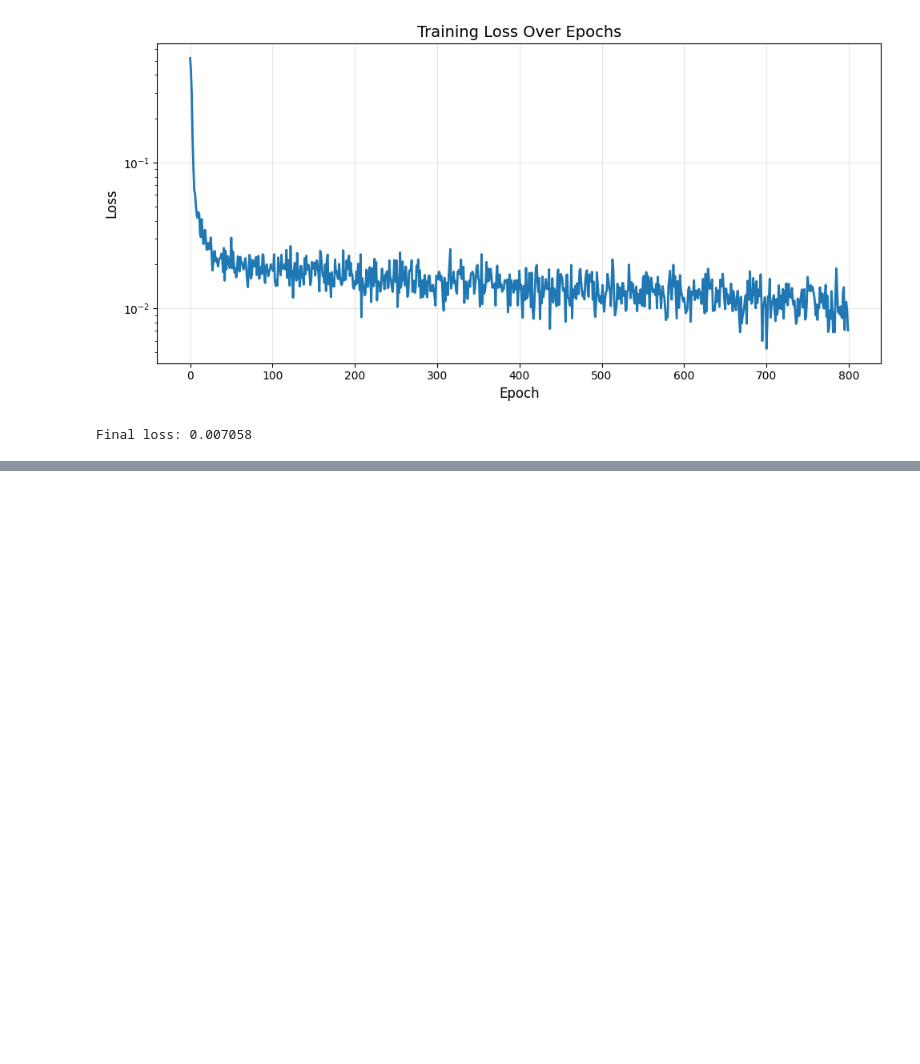
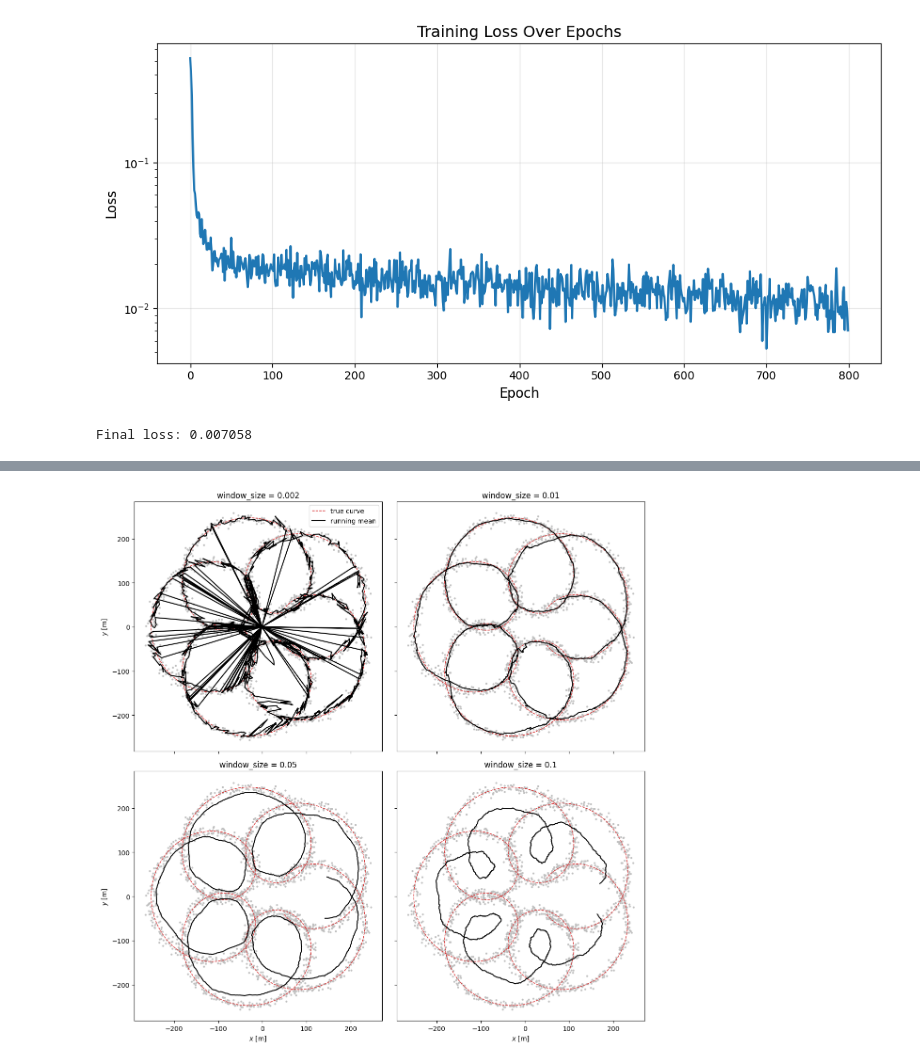
Before and after one commit to GalacticDynamics/phasecurvefit, a Jupyter notebook: docs/tutorials/epitrochoid_runningmean.ipynb, the cells around one changed output, grey strips where cells are left out. Drawn from its saved outputs; the diff is of its cells as text; code cells hidden in the pictures; blank space fills up the shorter version.

```diff
--- a/docs/tutorials/epitrochoid_runningmean.ipynb
+++ b/docs/tutorials/epitrochoid_runningmean.ipynb
@@ -287,0 +356,23 @@ plt.show();
+# %%
+# The true curve, without noise, for reference.
+_, pos_true, _ = make_self_intersecting_stream(key, n=4_000, noise_sigma=0)
+
+window_sizes = [0.002, 0.01, 0.05, 0.1]
+fig, axs = plt.subplots(2, 2, figsize=(12, 12), sharex=True, sharey=True)
+for ax, w in zip(axs.flat, window_sizes, strict=True):
+    path = running_mean_path(result, w)
+    ax.scatter(qs["x"], qs["y"], s=4, c="0.75")
+    ax.plot(
+        pos_true["x"], pos_true["y"], c="tab:red", lw=1, ls="--", label="true curve"
+    )
+    ax.plot(path["x"], path["y"], c="k", lw=1.5, label="running mean")
+    ax.set(aspect="equal", title=f"window_size = {w}")
+axs[0, 0].legend(loc="upper right")
+for ax in axs[1]:
+    ax.set_xlabel(r"$x$ [m]")
+for ax in axs[:, 0]:
+    ax.set_ylabel(r"$y$ [m]")
+plt.tight_layout()
+plt.show()
+# %% [output]
+[figure, added]
```
Also changed, not shown: parts of 16 cells of this notebook, 1 other file.
